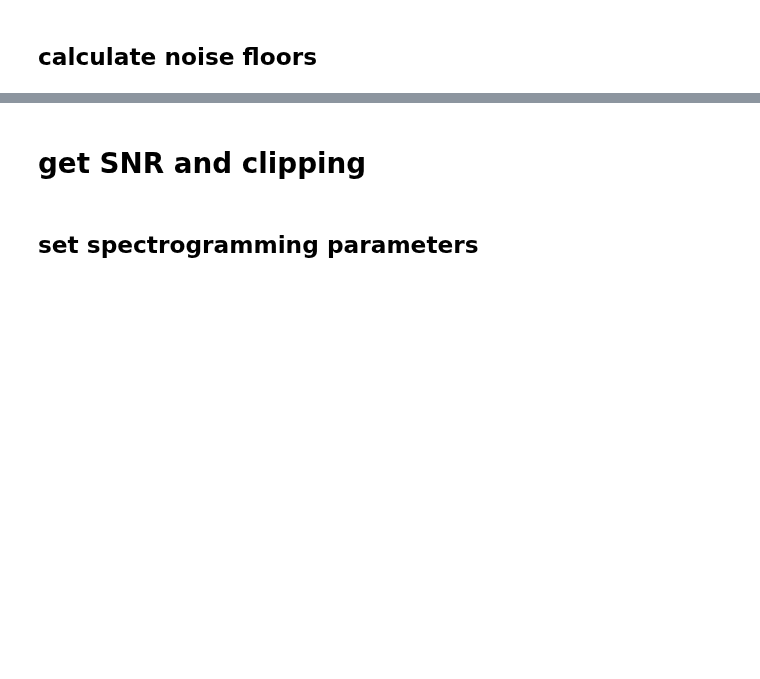
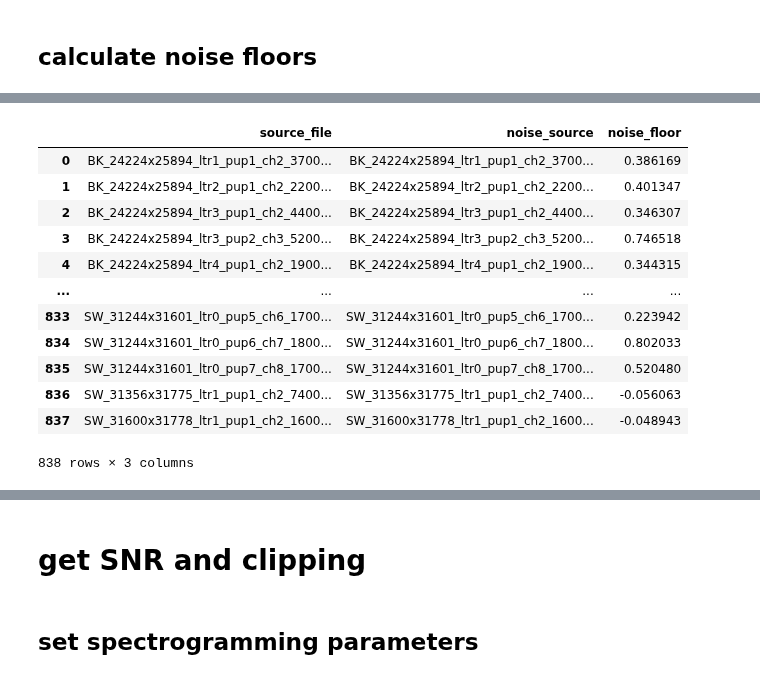
Before and after one commit to nickjourjine/peromyscus-pup-vocal-evolution, a Jupyter notebook: scripts/Segmenting and UMAP.ipynb, the cells around one changed output, grey strips where cells are left out. Cells and saved outputs as stored; diff of their text form; code cells hidden in the pictures; blank space fills up the shorter version.

Commit message:
debugged get_noise_floor()

```diff
--- a/scripts/Segmenting and UMAP.ipynb
+++ b/scripts/Segmenting and UMAP.ipynb
@@ -521,2 +474,34 @@ there are 567 clips to peruse...
 # %% [markdown]
 ## calculate noise floors
+# %%
+#use the background clips in cell 3.3 above to calculate "noise floors", ie the spectrogram value
+#below which you will consider a pixel "background"
+
+noise_dir = noise_root
+save_dir = os.path.join(noise_root, 'test_20230120')
+species_list = ['BW', 'BK', 'NB', 'SW', 'PO', 'LO', 'GO', 'LL', 'MU', 'MZ', 'IS']
+
+
+noise_spec_params = {
+    'min_freq': 5000, # minimum frequency
+    'max_freq': 125000, # maximum frequency
+    'nperseg': 1024, # FFT
+    'noverlap': 1024 // 2, # FFT
+    'fs': 250000, # audio samplerate
+
+}
+
+noise_floors_df = []
+for species in species_list:
+    df =  annotation.get_noise_floor(noise_dir = os.path.join(noise_dir, species),
+                                     thresh = 2,
+                                     species = species,
+                                     save_dir = save_dir,
+                                     spec_params = noise_spec_params,
+                                     verbose=True,
+                                     save = False)
+
+    noise_floors_df.append(df)
+
+new = pd.concat(noise_floors_df)
+print('done.')
@@ -522,0 +512,3 @@ there are 567 clips to peruse...
+# %%
+original = original.sort_values(by=['source_file']).reset_index(drop=True)
+new = new.sort_values(by=['source_file']).reset_index(drop=True)
@@ -522,0 +527,3 @@ there are 567 clips to peruse...
+# %%
+new['noise_floor'] = [round(i,13) for i in new['noise_floor']]
+original['noise_floor'] = [round(i,13) for i in original['noise_floor']]
@@ -522,0 +561,16 @@ there are 567 clips to peruse...
+# %%
+new
+# %% [output]
+|  | source_file | noise_source | noise_floor |
+| 0 | BK_24224x25894_ltr1_pup1_ch2_3700... | BK_24224x25894_ltr1_pup1_ch2_3700... | 0.386169 |
+| 1 | BK_24224x25894_ltr2_pup1_ch2_2200... | BK_24224x25894_ltr2_pup1_ch2_2200... | 0.401347 |
+| 2 | BK_24224x25894_ltr3_pup1_ch2_4400... | BK_24224x25894_ltr3_pup1_ch2_4400... | 0.346307 |
+| 3 | BK_24224x25894_ltr3_pup2_ch3_5200... | BK_24224x25894_ltr3_pup2_ch3_5200... | 0.746518 |
+| 4 | BK_24224x25894_ltr4_pup1_ch2_1900... | BK_24224x25894_ltr4_pup1_ch2_1900... | 0.344315 |
+| ... | ... | ... | ... |
+| 833 | SW_31244x31601_ltr0_pup5_ch6_1700... | SW_31244x31601_ltr0_pup5_ch6_1700... | 0.223942 |
+| 834 | SW_31244x31601_ltr0_pup6_ch7_1800... | SW_31244x31601_ltr0_pup6_ch7_1800... | 0.802033 |
+| 835 | SW_31244x31601_ltr0_pup7_ch8_1700... | SW_31244x31601_ltr0_pup7_ch8_1700... | 0.520480 |
+| 836 | SW_31356x31775_ltr1_pup1_ch2_7400... | SW_31356x31775_ltr1_pup1_ch2_7400... | -0.056063 |
+| 837 | SW_31600x31778_ltr1_pup1_ch2_1600... | SW_31600x31778_ltr1_pup1_ch2_1600... | -0.048943 |
+838 rows × 3 columns
```
Also changed, not shown: parts of 13 cells of this notebook.
